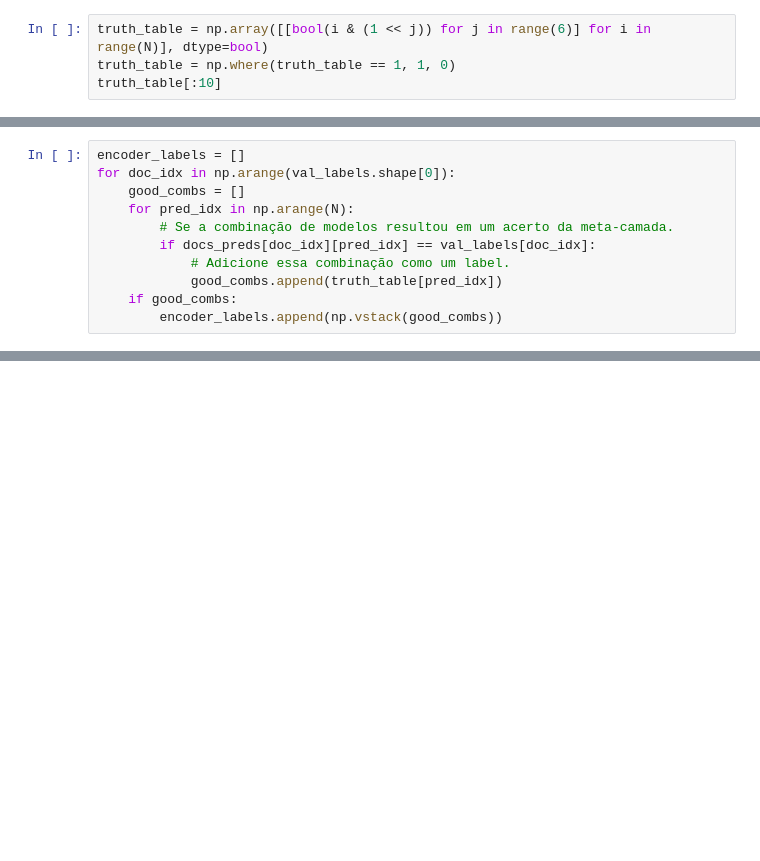
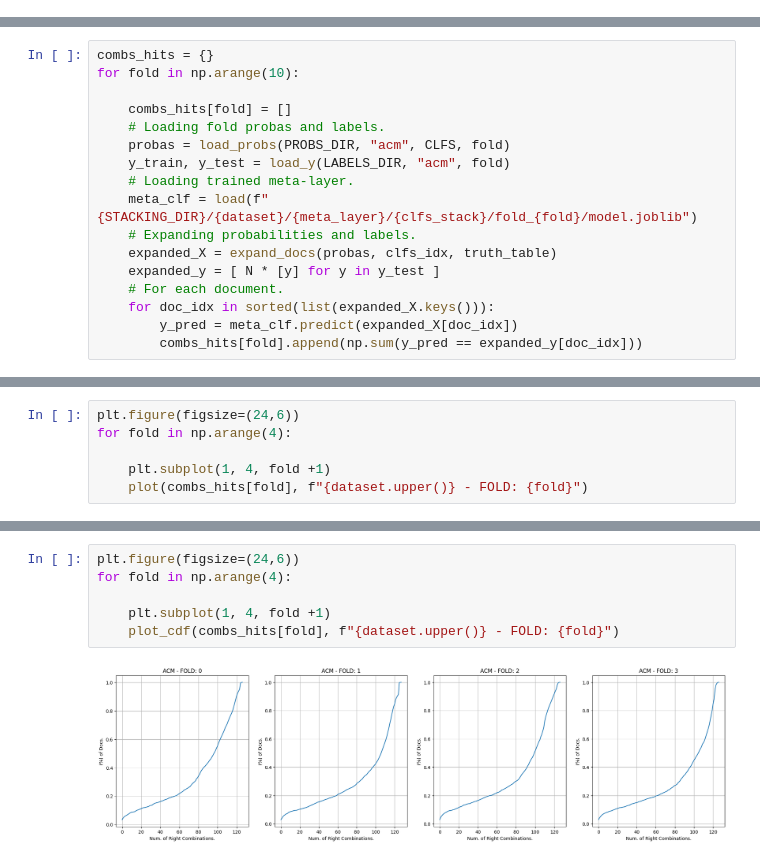
Before and after one commit to warSantos/MS, a Jupyter notebook: oracle/selective_combination.ipynb, the cells around one changed output, grey strips where cells are left out. Saved outputs shown, nothing was run; the diff lists cells and outputs as text; blank space fills up the shorter version.

```diff
--- a/oracle/selective_combination.ipynb
+++ b/oracle/selective_combination.ipynb
@@ -145,4 +87,0 @@ N
-# %%
-truth_table = np.array([[bool(i & (1 << j)) for j in range(6)] for i in range(N)], dtype=bool)
-truth_table = np.where(truth_table == 1, 1, 0)
-truth_table[:10]
@@ -193,11 +87,0 @@ plt.grid()
-# %%
-encoder_labels = []
-for doc_idx in np.arange(val_labels.shape[0]):
-    good_combs = []
-    for pred_idx in np.arange(N):
-        # Se a combinação de modelos resultou em um acerto da meta-camada.
-        if docs_preds[doc_idx][pred_idx] == val_labels[doc_idx]:
-            # Adicione essa combinação como um label.
-            good_combs.append(truth_table[pred_idx])
-    if good_combs:
-        encoder_labels.append(np.vstack(good_combs))
@@ -289,0 +111,17 @@ with torch.no_grad():
+# %%
+combs_hits = {}
+for fold in np.arange(10):
+
+    combs_hits[fold] = []
+    # Loading fold probas and labels.
+    probas = load_probs(PROBS_DIR, "acm", CLFS, fold)
+    y_train, y_test = load_y(LABELS_DIR, "acm", fold)
+    # Loading trained meta-layer.
+    meta_clf = load(f"{STACKING_DIR}/{dataset}/{meta_layer}/{clfs_stack}/fold_{fold}/model.joblib")
+    # Expanding probabilities and labels.
+    expanded_X = expand_docs(probas, clfs_idx, truth_table)
+    expanded_y = [ N * [y] for y in y_test ]
+    # For each document.
+    for doc_idx in sorted(list(expanded_X.keys())):
+        y_pred = meta_clf.predict(expanded_X[doc_idx])
+        combs_hits[fold].append(np.sum(y_pred == expanded_y[doc_idx]))
@@ -289,0 +162,6 @@ with torch.no_grad():
+# %%
+plt.figure(figsize=(24,6))
+for fold in np.arange(4):
+
+    plt.subplot(1, 4, fold +1)
+    plot(combs_hits[fold], f"{dataset.upper()} - FOLD: {fold}")
@@ -289,0 +170,8 @@ with torch.no_grad():
+# %%
+plt.figure(figsize=(24,6))
+for fold in np.arange(4):
+
+    plt.subplot(1, 4, fold +1)
+    plot_cdf(combs_hits[fold], f"{dataset.upper()} - FOLD: {fold}")
+# %% [output]
+[figure, added]
```
Also changed, not shown: parts of 32 cells of this notebook, 18 other files.
